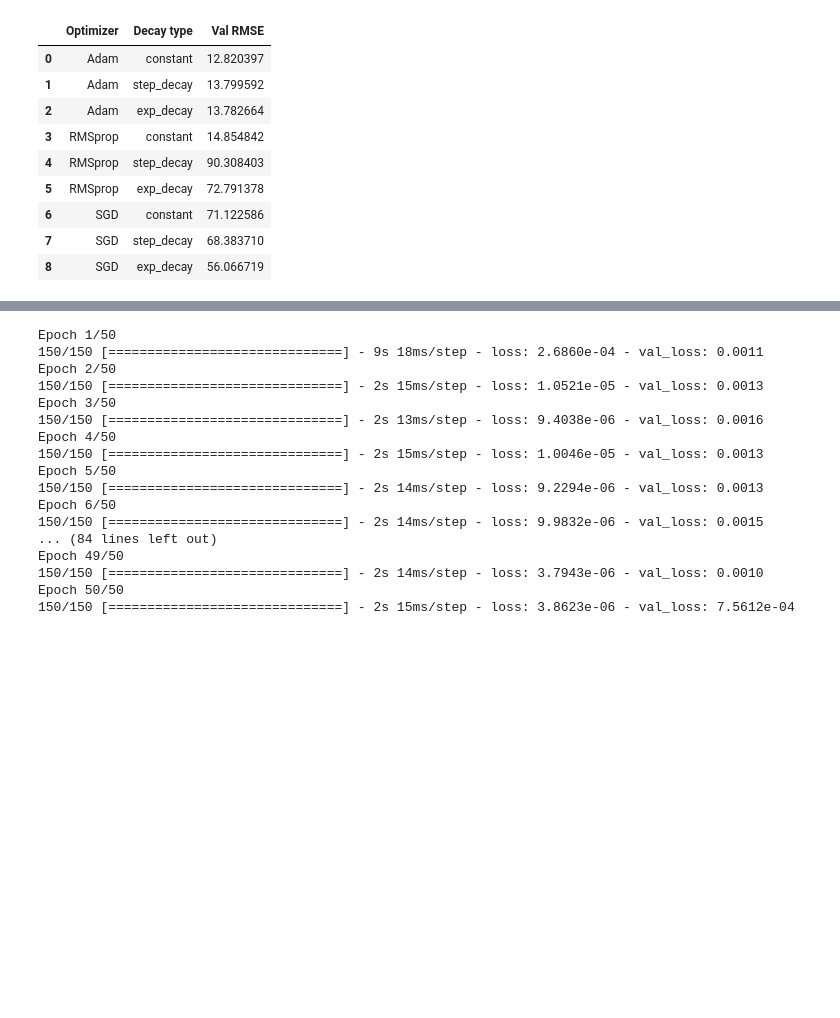
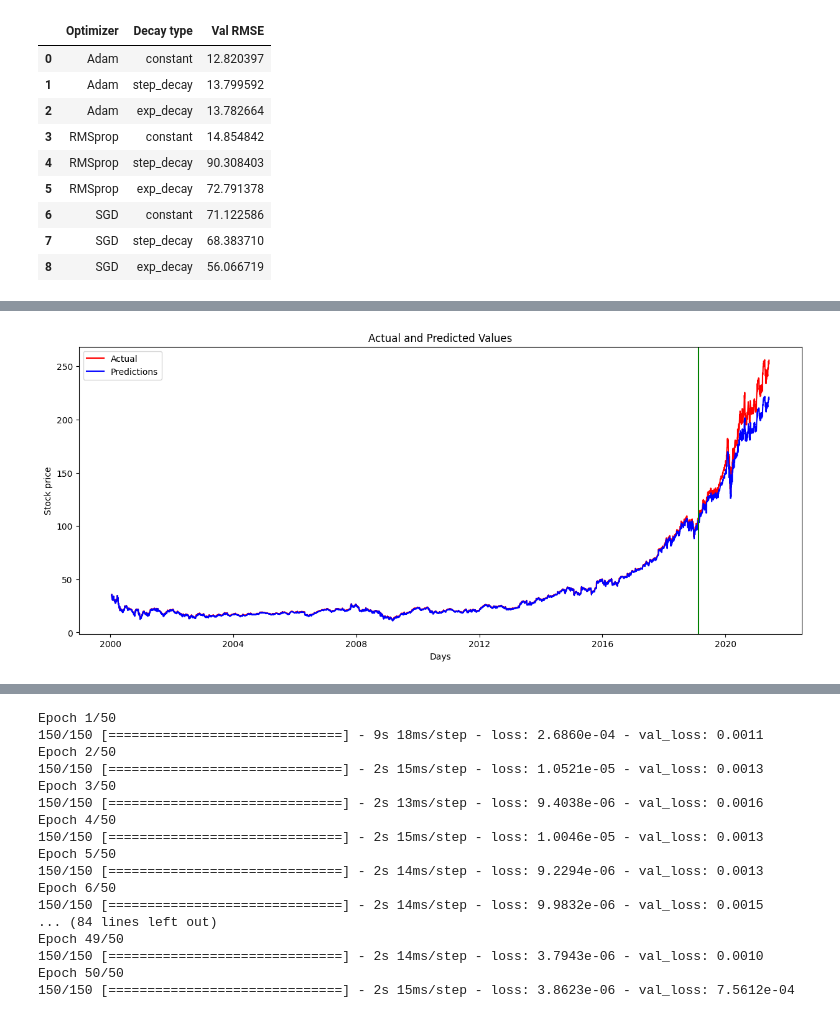
Before and after one commit to KaneZhao/deep-learning-assignments, a Jupyter notebook: assignment3/Assignment3.ipynb, the cells around one changed output, grey strips where cells are left out. Cells and saved outputs as stored; diff of their text form; code cells hidden in the pictures; blank space fills up the shorter version.

```diff
--- a/assignment3/Assignment3.ipynb
+++ b/assignment3/Assignment3.ipynb
@@ -443,0 +479,6 @@ plot_result(y_train_unscaled, y_val_unscaled, train_predict_optimized_rnn_unscal
+# %%
+train_predict_optimized_rnn_10 = fitted_optimized_rnn_10.model.predict(X_train_10)
+val_predict_optimized_rnn_10 = fitted_optimized_rnn_10.model.predict(X_val_10)
+
+y_train_unscaled_10, train_predict_optimized_rnn_10_unscaled = print_error(y_train_10,train_predict_optimized_rnn_10,'Train')
+y_val_unscaled_10, val_predict_optimized_rnn_10_unscaled = print_error(y_val_10,val_predict_optimized_rnn_10,'Validation')
@@ -443,0 +490,4 @@ plot_result(y_train_unscaled, y_val_unscaled, train_predict_optimized_rnn_unscal
+# %%
+plot_result(y_train_unscaled_10, y_val_unscaled_10, train_predict_optimized_rnn_10_unscaled, val_predict_optimized_rnn_10_unscaled, TIME_STEP_10)
+# %% [output]
+[figure, added]
```
Also changed, not shown: parts of 31 cells of this notebook, 1 other file.
